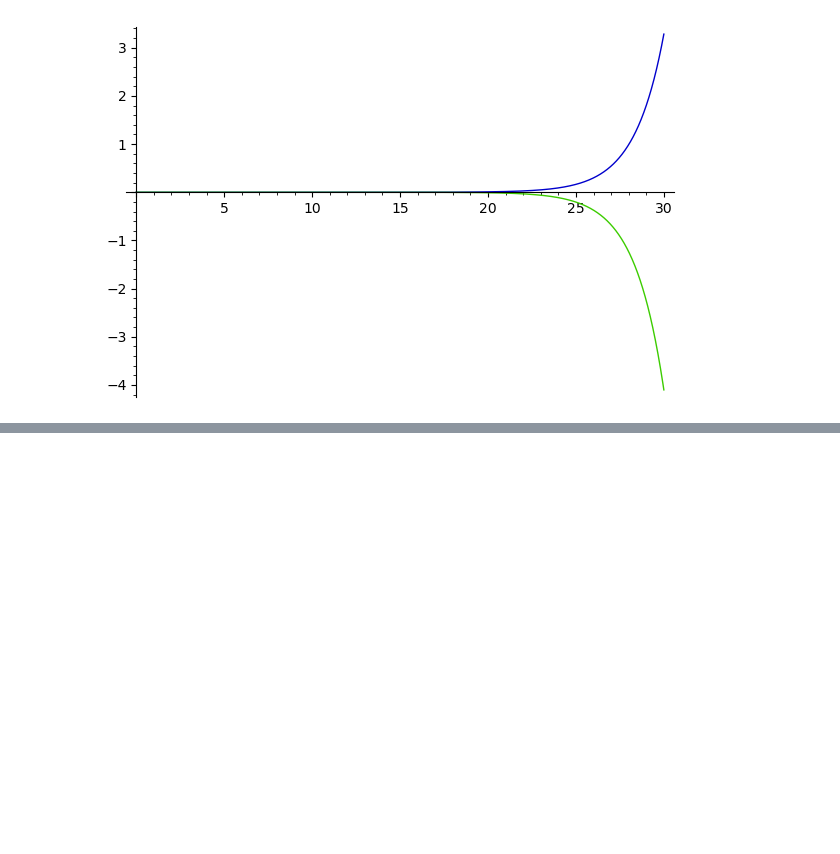
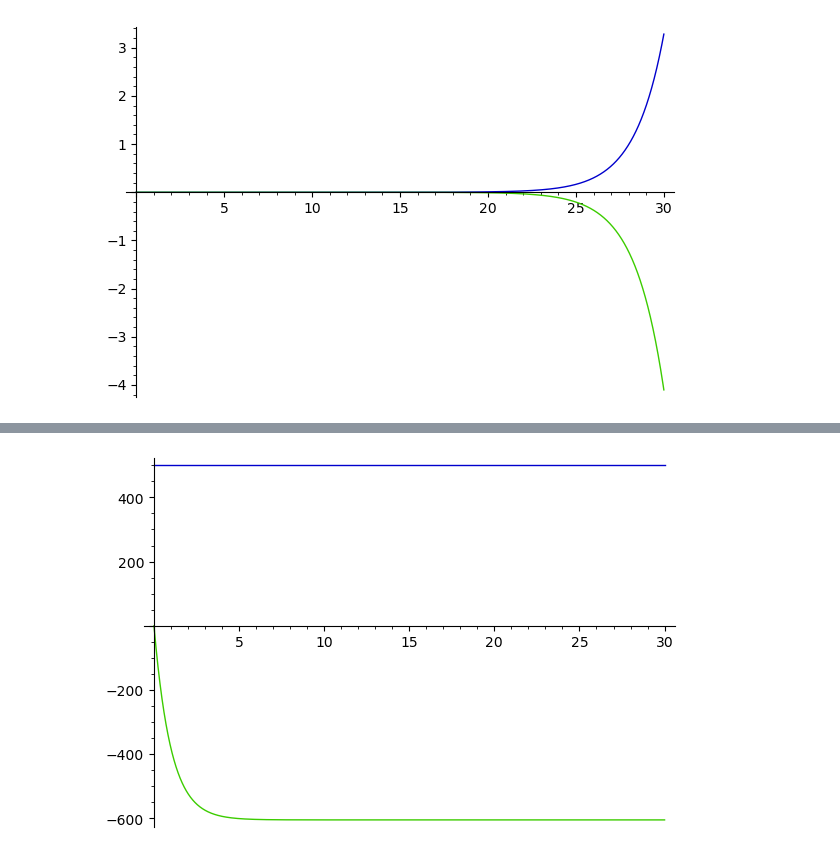
Before and after one commit to RaphaLevy/Artigo_Fenomenos_Biologicos, a Jupyter notebook: Modelagem de Sistemas.ipynb, the cells around one changed output, grey strips where cells are left out. Cells and saved outputs as stored; diff of their text form; code cells hidden in the pictures; blank space fills up the shorter version.

```diff
--- a/Modelagem de Sistemas.ipynb
+++ b/Modelagem de Sistemas.ipynb
@@ -270,0 +306,6 @@ plot((solX(mu=1.6, Ks= 1, D=1, Y=0.8, Sf=20),solS(mu=1.6, Ks= 1, D=1, Y=0.8, Sf=
+# %%
+mumax = 1.6
+Ks = 1
+Y = 0.8
+Sf = 20
+D = 1
@@ -270,0 +353,6 @@ plot((solX(mu=1.6, Ks= 1, D=1, Y=0.8, Sf=20),solS(mu=1.6, Ks= 1, D=1, Y=0.8, Sf=
+# %%
+# Atribuindo  valores para as taxas de conversão:
+solX, solS = sol[0].rhs(), sol[1].rhs()
+plot((solX(mumax=1.6, Ks= 1, D=1, Y=0.8, Sf=20, S=1.66666666666667),solS(mumax=1.6, Ks= 1, D=1, Y=0.8, Sf=20, S=1.66666666666667)),(t,0,30))
+# %% [output]
+[figure, added]
```
Also changed, not shown: parts of 41 cells of this notebook.
